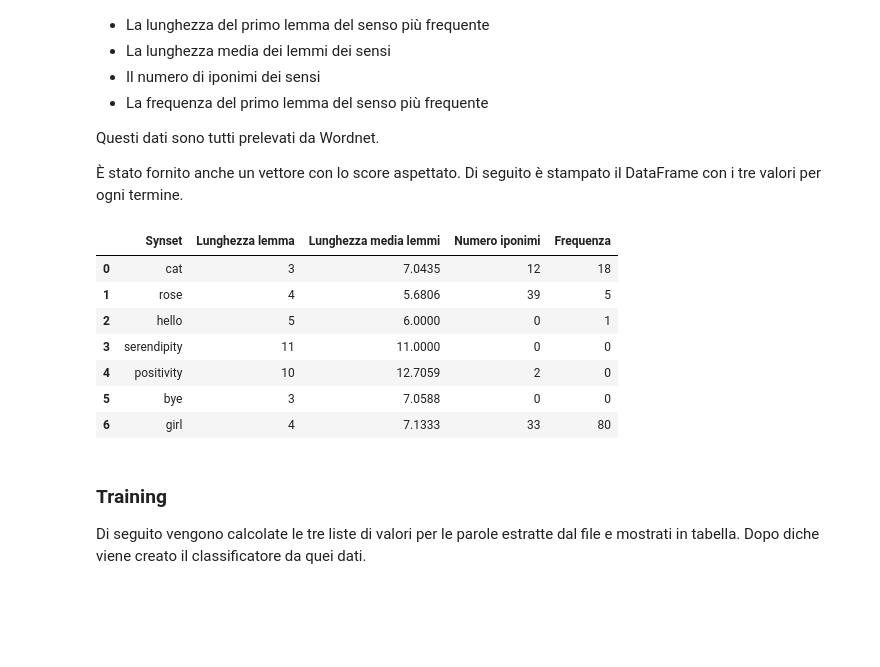
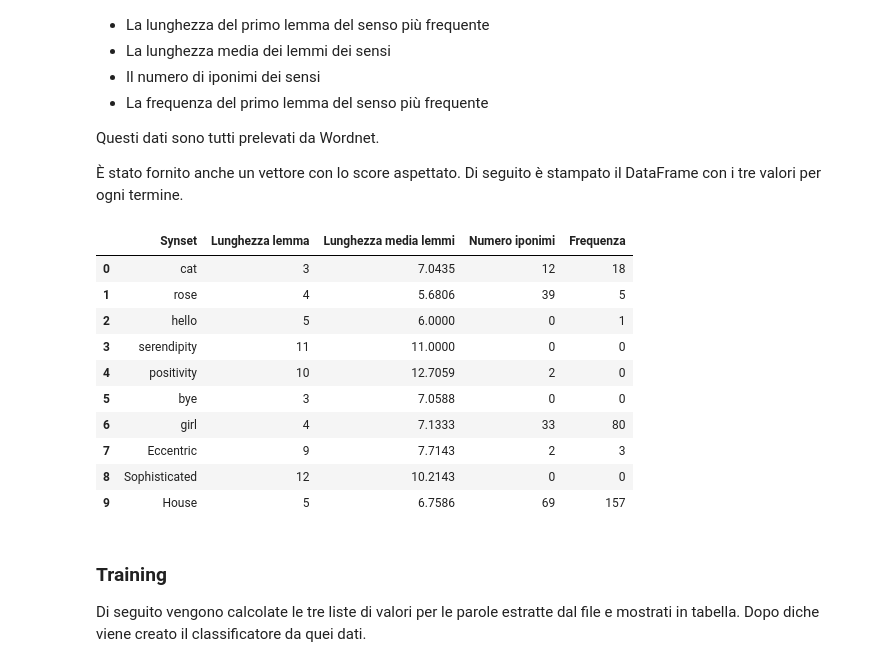
Before and after one commit to frumgiu/UniTO, a Jupyter notebook: EsercizioSei/basicness_level.ipynb, the cells around one changed output. Drawn from its saved outputs; the diff is of its cells as text; code cells hidden in the pictures; blank space fills up the shorter version.

```diff
--- a/EsercizioSei/basicness_level.ipynb
+++ b/EsercizioSei/basicness_level.ipynb
@@ -29,25 +29,28 @@ Questi dati sono tutti prelevati da Wordnet.
 
 È stato fornito anche un vettore con lo score aspettato. Di seguito è stampato il DataFrame con i tre valori per ogni termine.
 # %%
-name_test = ['cat', 'rose', 'hello', 'serendipity', 'positivity', 'bye', 'girl']
+name_test = ['cat', 'rose', 'hello', 'serendipity', 'positivity', 'bye', 'girl', 'Eccentric', 'Sophisticated', 'House']
 lemma_test = get_lemmas_len(name_test)
 lemmi_avg_test = get_lemmas_len_avg(name_test)
 hyp_test = get_hyponyms(name_test)
 freq_test = get_frequencies(name_test)
-y_test = [0, 0, 0, 1, 1, 0, 0]
+y_test = [0, 0, 0, 1, 1, 0, 0, 1, 1,0]
 
 df_test = pd.DataFrame({'Synset':name_test, 'Lunghezza lemma': lemma_test, 'Lunghezza media lemmi': lemmi_avg_test, 'Numero iponimi': hyp_test, 'Frequenza': freq_test})
 
 df_test
 # %% [output]
 |  | Synset | Lunghezza lemma | Lunghezza media lemmi | Numero iponimi | Frequenza |
 | 0 | cat | 3 | 7.0435 | 12 | 18 |
 | 1 | rose | 4 | 5.6806 | 39 | 5 |
 | 2 | hello | 5 | 6.0000 | 0 | 1 |
 | 3 | serendipity | 11 | 11.0000 | 0 | 0 |
 | 4 | positivity | 10 | 12.7059 | 2 | 0 |
 | 5 | bye | 3 | 7.0588 | 0 | 0 |
 | 6 | girl | 4 | 7.1333 | 33 | 80 |
+| 7 | Eccentric | 9 | 7.7143 | 2 | 3 |
+| 8 | Sophisticated | 12 | 10.2143 | 0 | 0 |
+| 9 | House | 5 | 6.7586 | 69 | 157 |
 # %% [markdown]
 ### Training
 Di seguito vengono calcolate le tre liste di valori per le parole estratte dal file e mostrati in tabella. Dopo diche viene creato il classificatore da quei dati.
```
Also changed, not shown: parts of 4 cells of this notebook, 5 other files.
